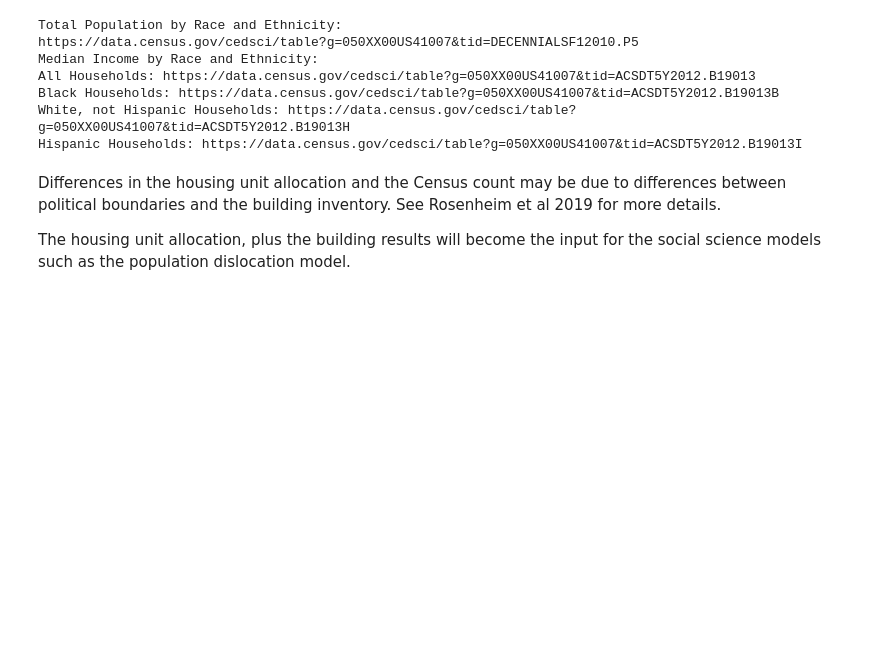
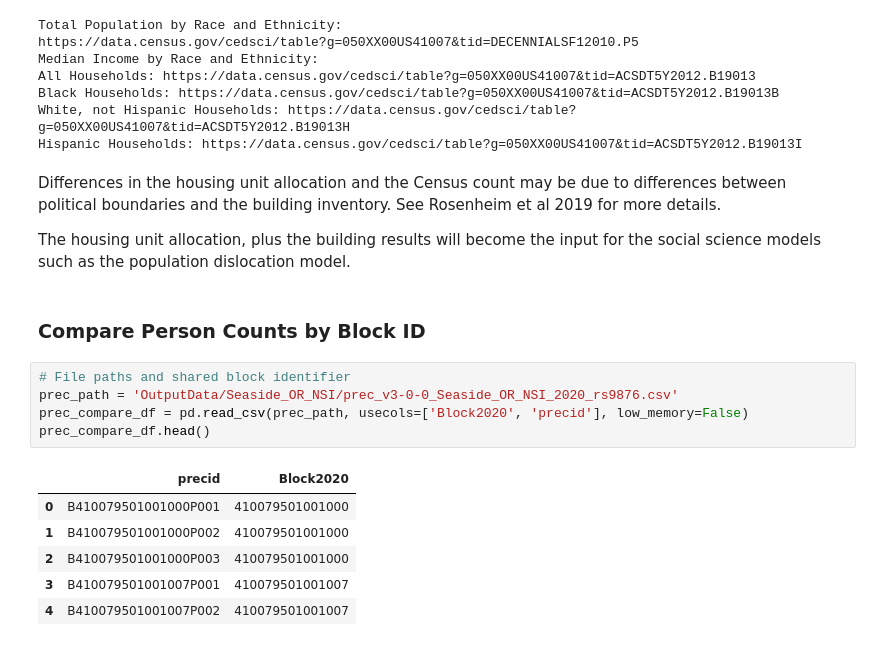
Before and after one commit to npr99/intersect-community-data, a Jupyter notebook: ncoda_07kv7_HUA_PREC_Disability.ipynb, the cells around one changed output. Cells and saved outputs as stored; diff of their text form; blank space fills up the shorter version.

```diff
--- a/ncoda_07kv7_HUA_PREC_Disability.ipynb
+++ b/ncoda_07kv7_HUA_PREC_Disability.ipynb
@@ -1196,3 +1196,17 @@ Hispanic Households: https://data.census.gov/cedsci/table?g=050XX00US41007&tid=A
 Differences in the housing unit allocation and the Census count may be due to differences between political boundaries and the building inventory. See Rosenheim et al 2019 for more details.
 
 The housing unit allocation, plus the building results will become the input for the social science models such as the population dislocation model.
+# %% [markdown]
+### Compare Person Counts by Block ID
+# %%
+# File paths and shared block identifier
+prec_path = 'OutputData/Seaside_OR_NSI/prec_v3-0-0_Seaside_OR_NSI_2020_rs9876.csv'
+prec_compare_df = pd.read_csv(prec_path, usecols=['Block2020', 'precid'], low_memory=False)
+prec_compare_df.head()
+# %% [output]
+|  | precid | Block2020 |
+| 0 | B410079501001000P001 | 410079501001000 |
+| 1 | B410079501001000P002 | 410079501001000 |
+| 2 | B410079501001000P003 | 410079501001000 |
+| 3 | B410079501001007P001 | 410079501001007 |
+| 4 | B410079501001007P002 | 410079501001007 |
```
Also changed, not shown: parts of 3 cells of this notebook.
